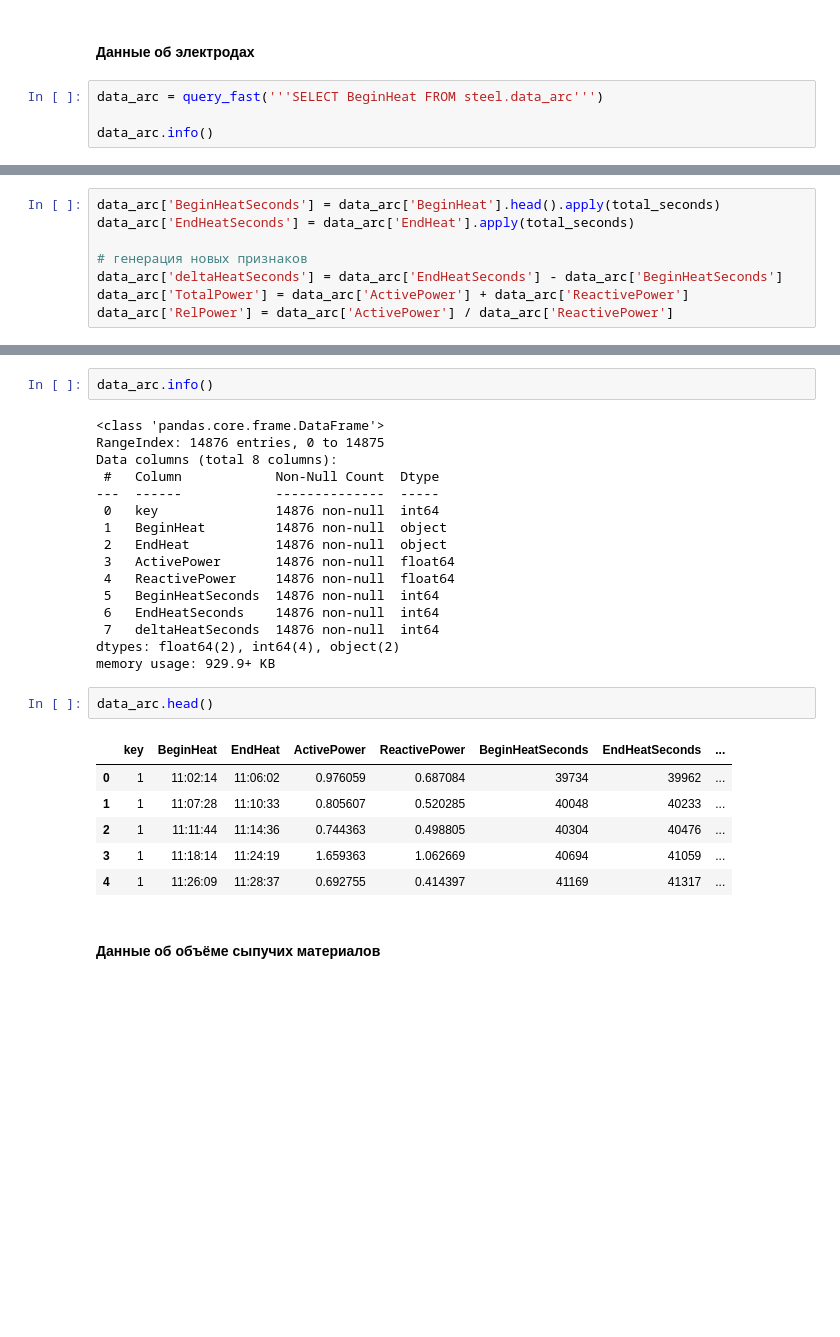
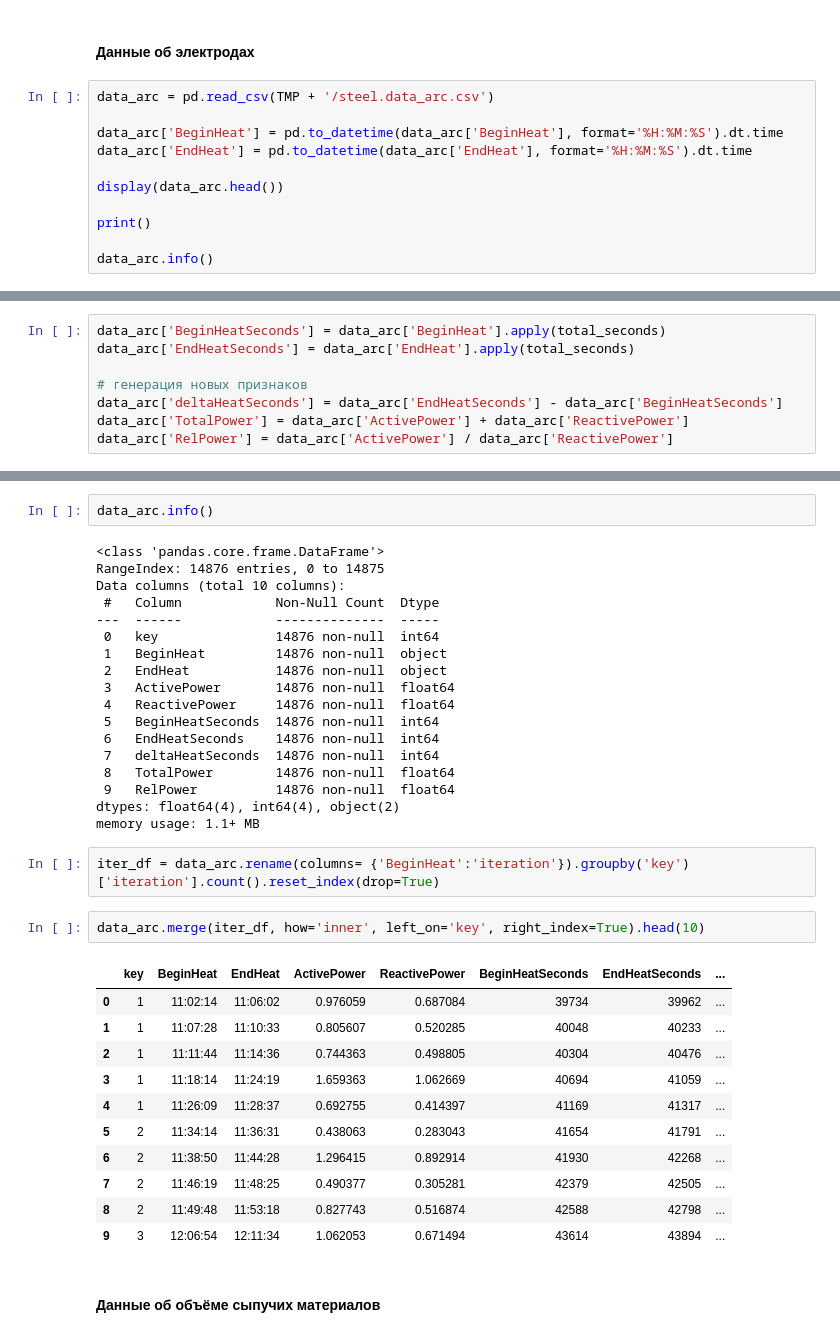
Before and after one commit to akrasnov87/yandex-practicum-final-project, a Jupyter notebook: industry.ipynb, the cells around one changed output, grey strips where cells are left out. Saved outputs shown, nothing was run; the diff lists cells and outputs as text; blank space fills up the shorter version.

```diff
--- a/industry.ipynb
+++ b/industry.ipynb
@@ -219,7 +193,14 @@ for table in tables:
 # %% [markdown]
 #### Данные об электродах
 # %%
-data_arc = query_fast('''SELECT BeginHeat FROM steel.data_arc''')
+data_arc = pd.read_csv(TMP + '/steel.data_arc.csv')
+
+data_arc['BeginHeat'] = pd.to_datetime(data_arc['BeginHeat'], format='%H:%M:%S').dt.time
+data_arc['EndHeat'] = pd.to_datetime(data_arc['EndHeat'], format='%H:%M:%S').dt.time
+
+display(data_arc.head())
+
+print()
 
 data_arc.info()
 # %% [output]
@@ -243,6 +239,6 @@ def total_seconds(x):
     return (x.hour * 3600) + (x.minute * 60) + x.second
 # %%
-data_arc['BeginHeatSeconds'] = data_arc['BeginHeat'].head().apply(total_seconds)
+data_arc['BeginHeatSeconds'] = data_arc['BeginHeat'].apply(total_seconds)
 data_arc['EndHeatSeconds'] = data_arc['EndHeat'].apply(total_seconds)
 
 # генерация новых признаков
@@ -254,7 +262,7 @@ data_arc.info()
 # %% [output]
 <class 'pandas.core.frame.DataFrame'>
 RangeIndex: 14876 entries, 0 to 14875
-Data columns (total 8 columns):
+Data columns (total 10 columns):
  #   Column            Non-Null Count  Dtype
 ---  ------            --------------  -----
  0   key               14876 non-null  int64
@@ -265,17 +273,26 @@ Data columns (total 8 columns):
  5   BeginHeatSeconds  14876 non-null  int64
  6   EndHeatSeconds    14876 non-null  int64
  7   deltaHeatSeconds  14876 non-null  int64
-dtypes: float64(2), int64(4), object(2)
-memory usage: 929.9+ KB
+ 8   TotalPower        14876 non-null  float64
+ 9   RelPower          14876 non-null  float64
+dtypes: float64(4), int64(4), object(2)
+memory usage: 1.1+ MB
 # %%
-data_arc.head()
+iter_df = data_arc.rename(columns= {'BeginHeat':'iteration'}).groupby('key')['iteration'].count().reset_index(drop=True)
-# %% [output]
-|  | key | BeginHeat | EndHeat | ActivePower | ReactivePower | BeginHeatSeconds | EndHeatSeconds | ... |
-| 0 | 1 | 11:02:14 | 11:06:02 | 0.976059 | 0.687084 | 39734 | 39962 | ... |
-| 1 | 1 | 11:07:28 | 11:10:33 | 0.805607 | 0.520285 | 40048 | 40233 | ... |
-| 2 | 1 | 11:11:44 | 11:14:36 | 0.744363 | 0.498805 | 40304 | 40476 | ... |
-| 3 | 1 | 11:18:14 | 11:24:19 | 1.659363 | 1.062669 | 40694 | 41059 | ... |
-| 4 | 1 | 11:26:09 | 11:28:37 | 0.692755 | 0.414397 | 41169 | 41317 | ... |
+# %%
+data_arc.merge(iter_df, how='inner', left_on='key', right_index=True).head(10)
+# %% [output]
+|  | key | BeginHeat | EndHeat | ActivePower | ReactivePower | BeginHeatSeconds | EndHeatSeconds | ... |
+| 0 | 1 | 11:02:14 | 11:06:02 | 0.976059 | 0.687084 | 39734 | 39962 | ... |
+| 1 | 1 | 11:07:28 | 11:10:33 | 0.805607 | 0.520285 | 40048 | 40233 | ... |
+| 2 | 1 | 11:11:44 | 11:14:36 | 0.744363 | 0.498805 | 40304 | 40476 | ... |
+| 3 | 1 | 11:18:14 | 11:24:19 | 1.659363 | 1.062669 | 40694 | 41059 | ... |
+| 4 | 1 | 11:26:09 | 11:28:37 | 0.692755 | 0.414397 | 41169 | 41317 | ... |
+| 5 | 2 | 11:34:14 | 11:36:31 | 0.438063 | 0.283043 | 41654 | 41791 | ... |
+| 6 | 2 | 11:38:50 | 11:44:28 | 1.296415 | 0.892914 | 41930 | 42268 | ... |
+| 7 | 2 | 11:46:19 | 11:48:25 | 0.490377 | 0.305281 | 42379 | 42505 | ... |
+| 8 | 2 | 11:49:48 | 11:53:18 | 0.827743 | 0.516874 | 42588 | 42798 | ... |
+| 9 | 3 | 12:06:54 | 12:11:34 | 1.062053 | 0.671494 | 43614 | 43894 | ... |
 # %% [markdown]
 #### Данные об объёме сыпучих материалов
 # %%
```
Also changed, not shown: parts of 12 cells of this notebook.
